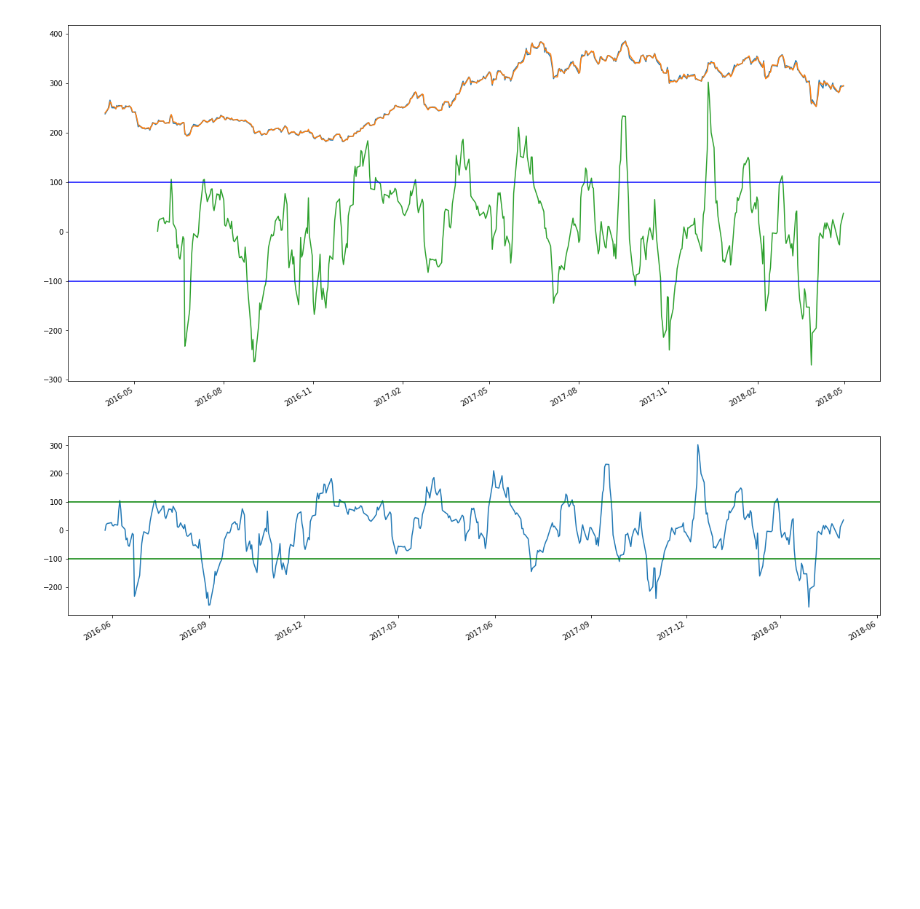
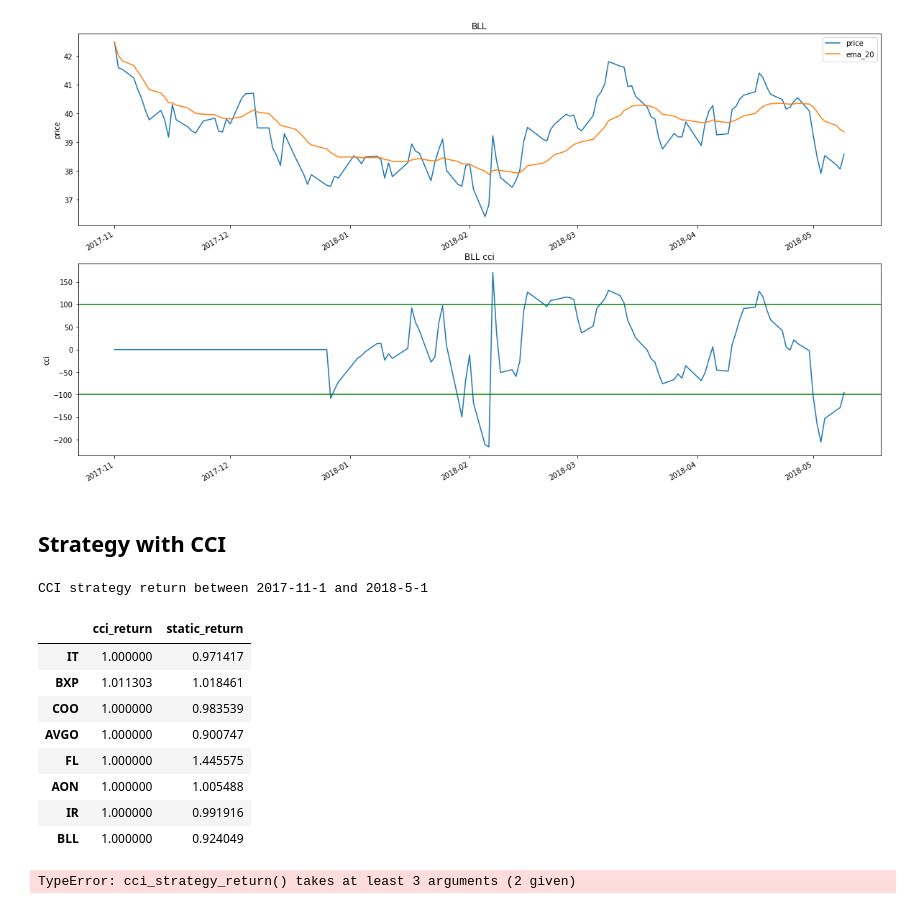
Before and after one commit to danielwpz/dw-feature-util, a Jupyter notebook: feature_analysis.ipynb, the cells around one changed output. Cells and saved outputs as stored; diff of their text form; code cells hidden in the pictures; blank space fills up the shorter version.

```diff
--- a/feature_analysis.ipynb
+++ b/feature_analysis.ipynb
@@ -49,0 +10,4 @@ qqq_df
+# %%
+symbol = 'BLL'
+# %%
+df = get_historical(symbol, '2017-11-1', '2018-5-9')
@@ -50,12 +35,12 @@ qqq_df
 # %%
-cci_producer = CCIFeatureProducer()
-qqq_cci_df = cci_producer.produce(qqq_df)
+cci_producer = CCIFeatureProducer(period=20, abs_threshold=None)
+feat_df = cci_producer.produce(df)
 
 sma_producer = SimpleMovingAverageFeatureProducer(period=20)
 ema_producer = ExponentialMovingAverageFeatureProducer(period=20)
 
-qqq_cci_df = sma_producer.produce(qqq_cci_df)
-qqq_cci_df = ema_producer.produce(qqq_cci_df)
+feat_df = sma_producer.produce(feat_df)
+feat_df = ema_producer.produce(feat_df)
 
 tp_producer = TypicalPriceFeatureProducer()
-qqq_cci_df = tp_producer.produce(qqq_cci_df)
+feat_df = tp_producer.produce(feat_df)
@@ -83,18 +68,22 @@ qqq_cci_df
 # %%
-plt.figure(figsize=(20,10))
-fig = qqq_cci_df['close'].plot()
-plt.plot(qqq_cci_df['tp'])
-plt.plot(qqq_cci_df['cci_value'])
-plt.axhline(y=100, color='b', linestyle='-')
-plt.axhline(y=-100, color='b', linestyle='-')
+plt.figure(figsize=(20,12))
+
+plt.figure(1)
+plt.subplot(211)
+feat_df['close'].plot()
+feat_df['close_ema_20'].plot()
+plt.legend(['price', 'ema_20'])
+plt.ylabel('price')
+plt.title(symbol)
+
+plt.subplot(212)
+fig = feat_df['cci'].fillna(0).plot()
+plt.axhline(y=100, color='g', linestyle='-')
+plt.axhline(y=-100, color='g', linestyle='-')
+plt.ylabel('cci')
+plt.title(symbol + ' cci')
 plt.show()
 # %% [output]
-[figure, old version]
+[figure, new version]
-# %%
-plt.figure(figsize=(20,5))
-fig = qqq_cci_df['cci_value'].plot()
-plt.axhline(y=100, color='g', linestyle='-')
-plt.axhline(y=-100, color='g', linestyle='-')
-plt.show()
-# %% [output]
-[figure, removed]
+# %% [markdown]
+## Strategy with CCI
@@ -100,0 +137,27 @@ plt.show()
+# %%
+print('CCI strategy return between %s and %s' % (start, end))
+
+def get_return(s):
+    df = get_historical(s, start, end)
+    cci_return = cci_strategy_return(df, threshold, period)
+    static_return = 1.0 * df['close'].values[-1] / df['close'].values[0]
+    return {'cci_return': cci_return, 'static_return': static_return}
+
+returns = [get_return(s) for s in symbols]
+result = pd.DataFrame(data=returns, index=symbols)
+result
+# %% [output]
+CCI strategy return between 2017-11-1 and 2018-5-1
+|  | cci_return | static_return |
+| IT | 1.000000 | 0.971417 |
+| BXP | 1.011303 | 1.018461 |
+| COO | 1.000000 | 0.983539 |
+| AVGO | 1.000000 | 0.900747 |
+| FL | 1.000000 | 1.445575 |
+| AON | 1.000000 | 1.005488 |
+| IR | 1.000000 | 0.991916 |
+| BLL | 1.000000 | 0.924049 |
+# %%
+cci_strategy_return(get_historical('BXP', start, end), debug=True)
+# %% [output]
+TypeError: cci_strategy_return() takes at least 3 arguments (2 given)
```
Also changed, not shown: parts of 11 cells of this notebook.
